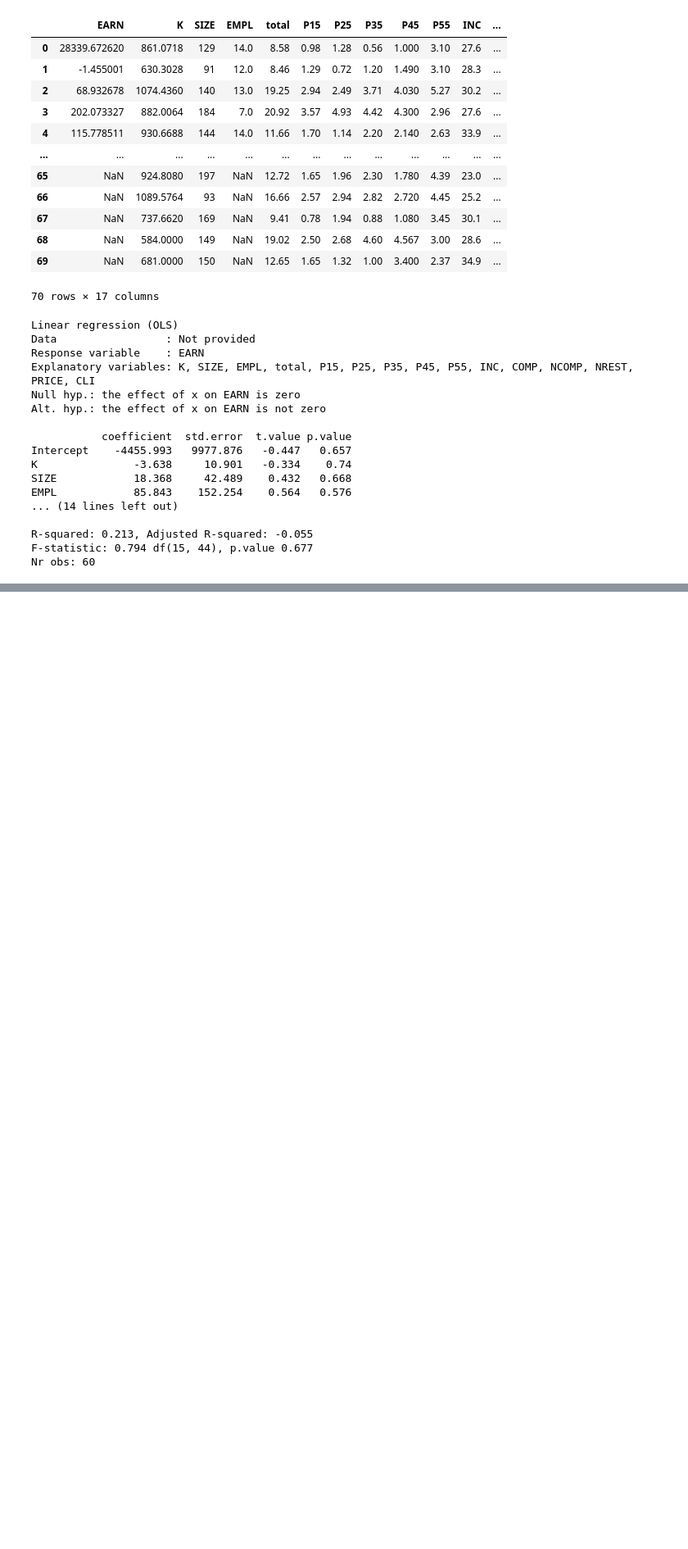
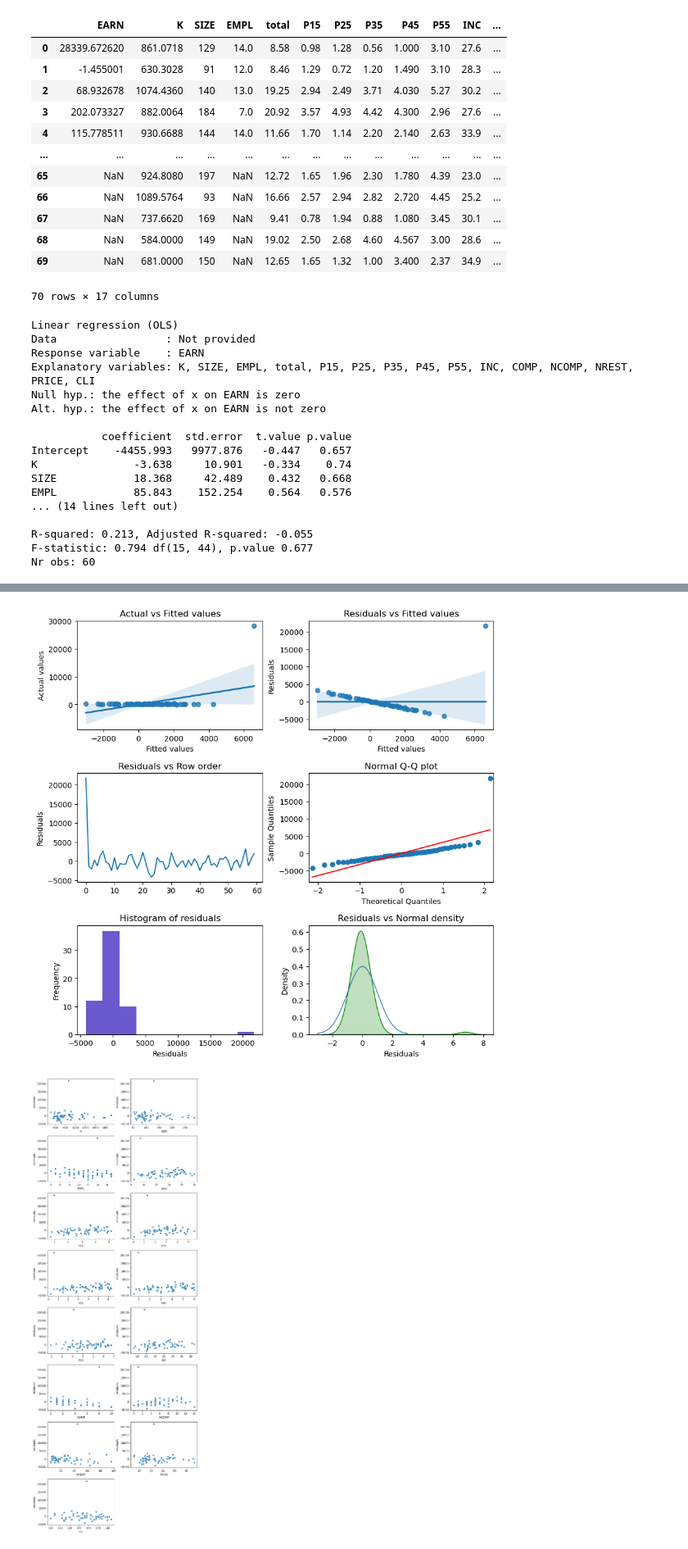
Before and after one commit to slee8495/Data_Models_Decisions_Chapter_6, a Jupyter notebook: analysis_croqpain.ipynb, the cells around one changed output, grey strips where cells are left out. Shown at 82% size. Cells and saved outputs as stored; diff of their text form; code cells hidden in the pictures; blank space fills up the shorter version.

```diff
--- a/analysis_croqpain.ipynb
+++ b/analysis_croqpain.ipynb
@@ -256,0 +270,6 @@ None
+# %%
+lr.plot("dashboard")
+lr.plot("residual")
+# %% [output]
+[figure, added]
+[figure, added]
```
Also changed, not shown: parts of 26 cells of this notebook, 4 other files.
